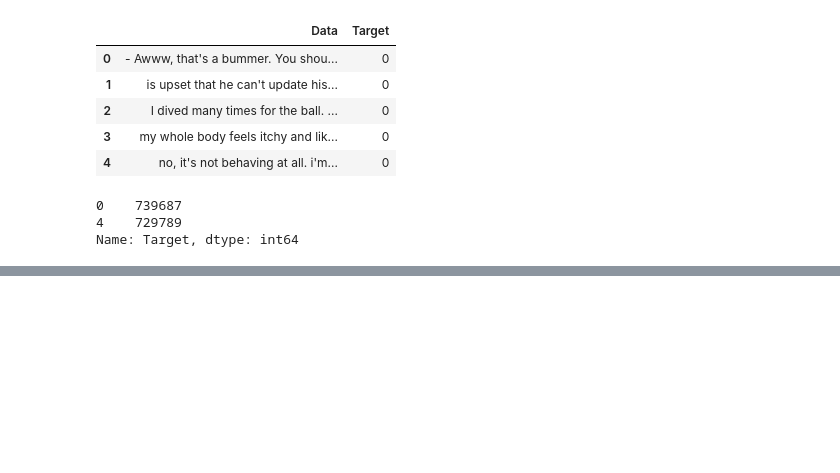
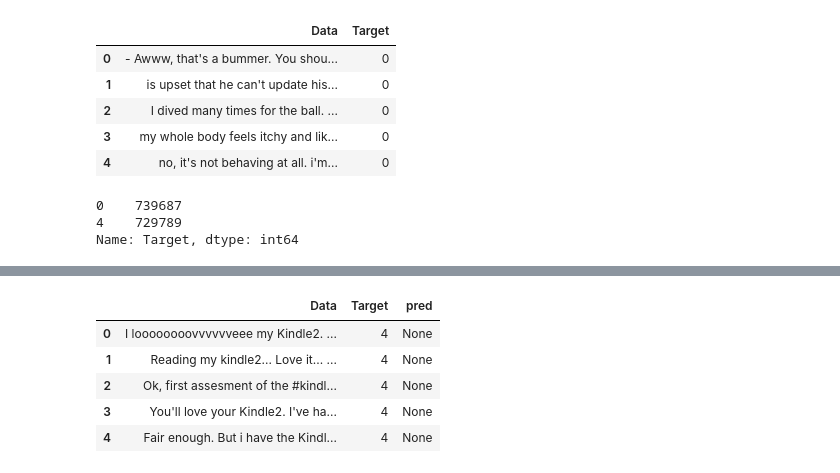
Before and after one commit to Siddharth1India/Twitter-Sentiment-Analysis, a Jupyter notebook: app.ipynb, the cells around one changed output, grey strips where cells are left out. Drawn from its saved outputs; the diff is of its cells as text; code cells hidden in the pictures; blank space fills up the shorter version.

Commit message:
sentiment analysis

```diff
--- a/app.ipynb
+++ b/app.ipynb
@@ -217,0 +263,3 @@ Predicted Sentiment: Positive
+# %%
+df_test = df_test[['Data', 'Target']]
+df_test.head()
@@ -217,0 +273,2 @@ Predicted Sentiment: Positive
+# %%
+df_test['pred']=df_test.Data.apply(predict_sentiment)
@@ -217,0 +293,9 @@ Predicted Sentiment: Positive
+# %%
+df_test.head()
+# %% [output]
+|  | Data | Target | pred |
+| 0 | I loooooooovvvvvveee my Kindle2. ... | 4 | None |
+| 1 | Reading my kindle2... Love it... ... | 4 | None |
+| 2 | Ok, first assesment of the #kindl... | 4 | None |
+| 3 | You'll love your Kindle2. I've ha... | 4 | None |
+| 4 | Fair enough. But i have the Kindl... | 4 | None |
```
Also changed, not shown: parts of 19 cells of this notebook.
